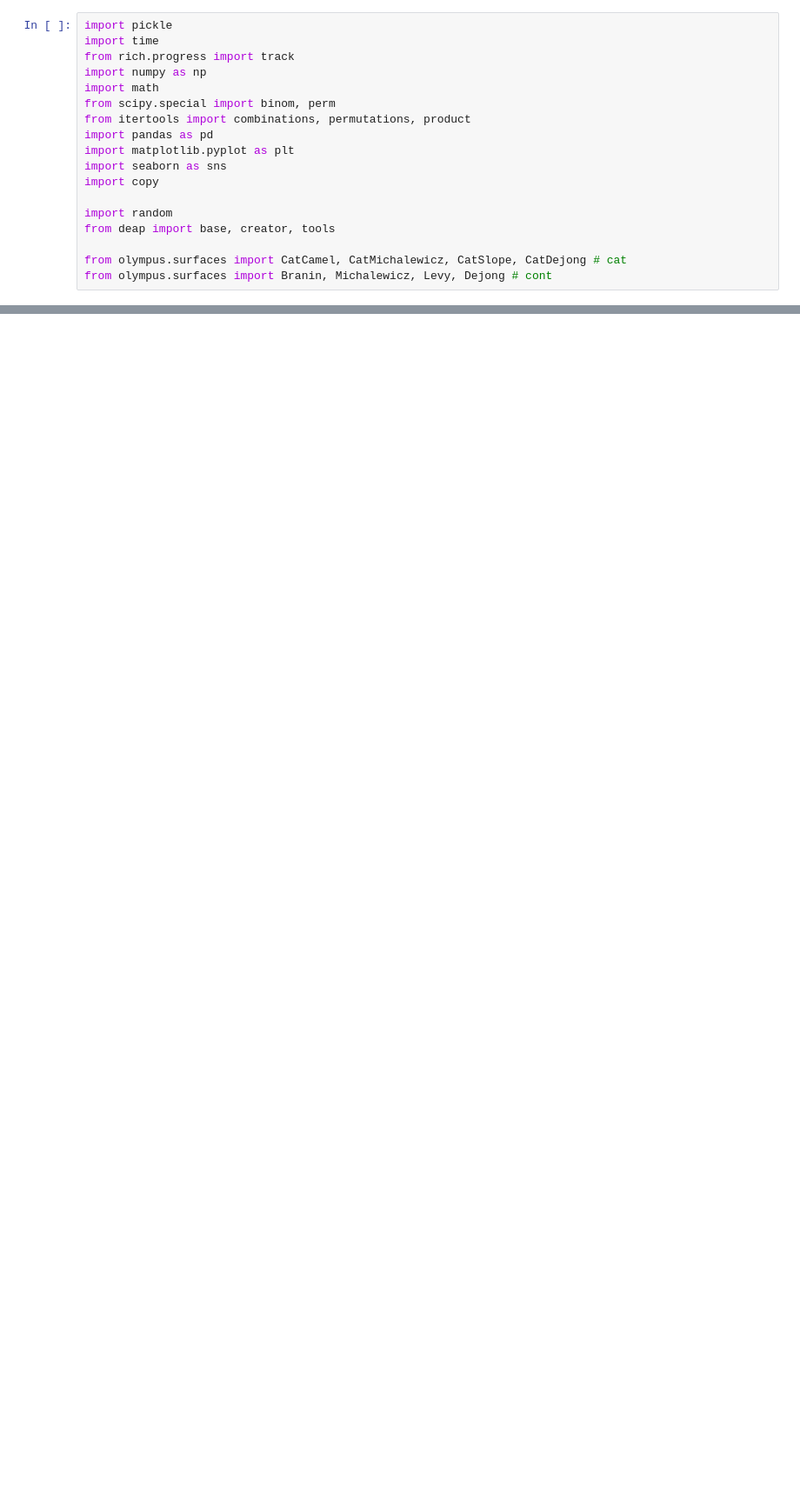
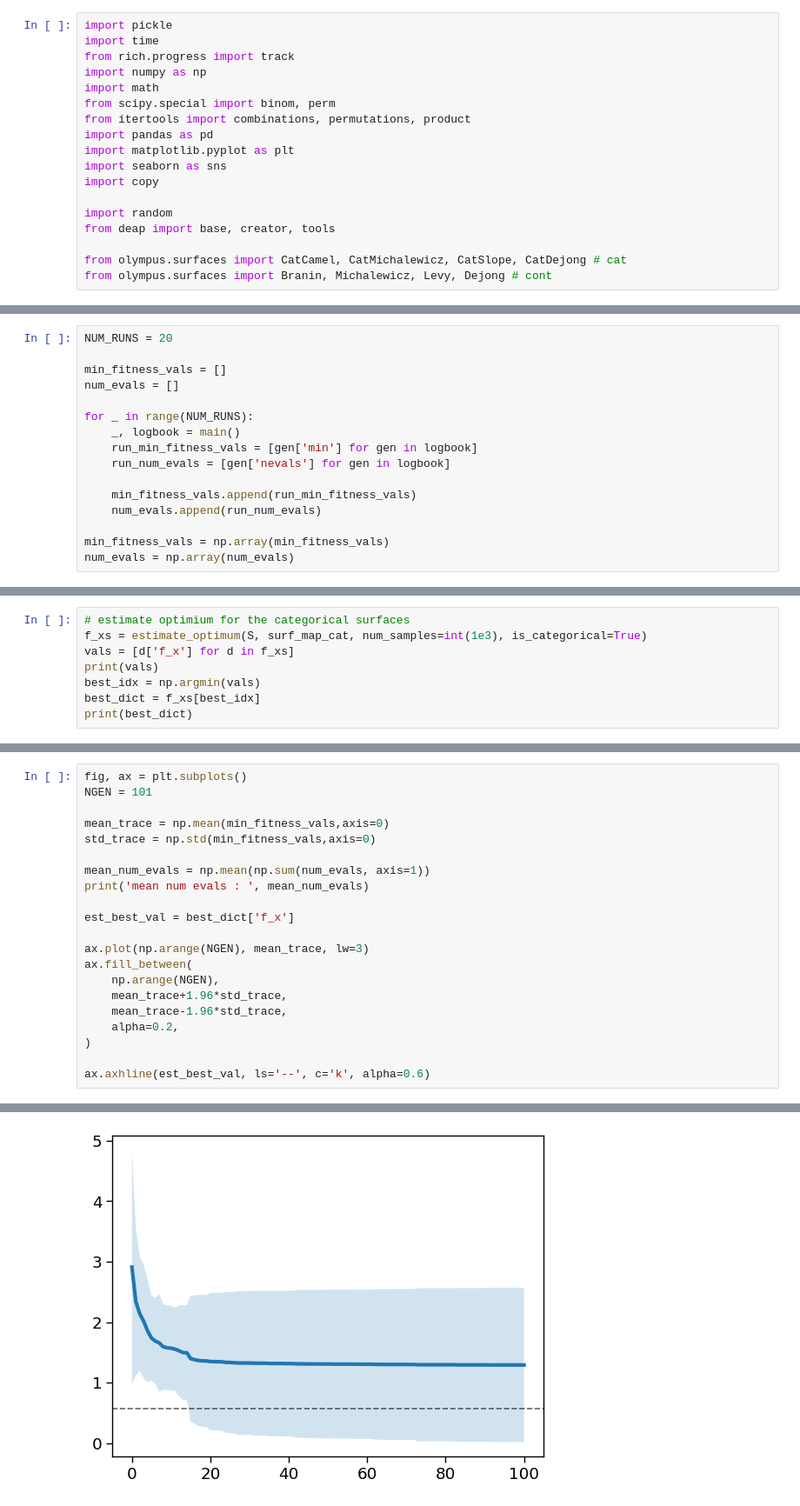
Before and after one commit to rileyhickman/atlas, a Jupyter notebook: examples/medusa/datasets/genetic_general.ipynb, the cells around one changed output, grey strips where cells are left out. Shown at 87% size. Saved outputs shown, nothing was run; the diff lists cells and outputs as text; blank space fills up the shorter version.

```diff
--- a/examples/medusa/datasets/genetic_general.ipynb
+++ b/examples/medusa/datasets/genetic_general.ipynb
@@ -240,0 +459,16 @@ cart_product.shape
+# %%
+NUM_RUNS = 20
+
+min_fitness_vals = []
+num_evals = []
+
+for _ in range(NUM_RUNS):
+    _, logbook = main()
+    run_min_fitness_vals = [gen['min'] for gen in logbook]
+    run_num_evals = [gen['nevals'] for gen in logbook]
+
+    min_fitness_vals.append(run_min_fitness_vals)
+    num_evals.append(run_num_evals)
+
+min_fitness_vals = np.array(min_fitness_vals)
+num_evals = np.array(num_evals)
@@ -240,0 +502,8 @@ cart_product.shape
+# %%
+# estimate optimium for the categorical surfaces
+f_xs = estimate_optimum(S, surf_map_cat, num_samples=int(1e3), is_categorical=True)
+vals = [d['f_x'] for d in f_xs]
+print(vals)
+best_idx = np.argmin(vals)
+best_dict = f_xs[best_idx]
+print(best_dict)
@@ -240,0 +537,22 @@ cart_product.shape
+# %%
+fig, ax = plt.subplots()
+NGEN = 101
+
+mean_trace = np.mean(min_fitness_vals,axis=0)
+std_trace = np.std(min_fitness_vals,axis=0)
+
+mean_num_evals = np.mean(np.sum(num_evals, axis=1))
+print('mean num evals : ', mean_num_evals)
+
+est_best_val = best_dict['f_x']
+
+ax.plot(np.arange(NGEN), mean_trace, lw=3)
+ax.fill_between(
+    np.arange(NGEN),
+    mean_trace+1.96*std_trace,
+    mean_trace-1.96*std_trace,
+    alpha=0.2,
+)
+
+ax.axhline(est_best_val, ls='--', c='k', alpha=0.6)
+# %% [output]
@@ -240,0 +561 @@ cart_product.shape
+[figure, added]
```
Also changed, not shown: parts of 34 cells of this notebook, 13 other files.
